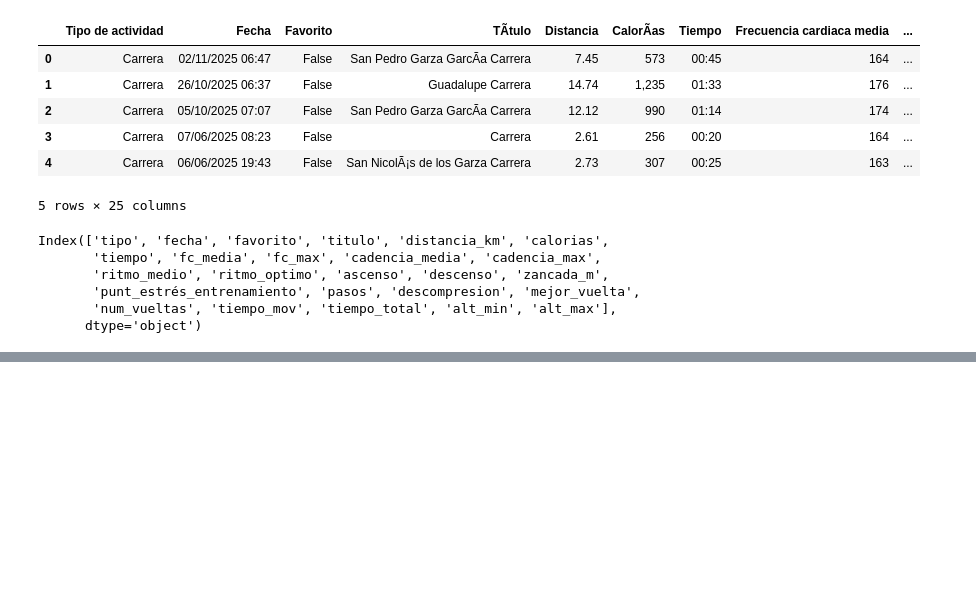
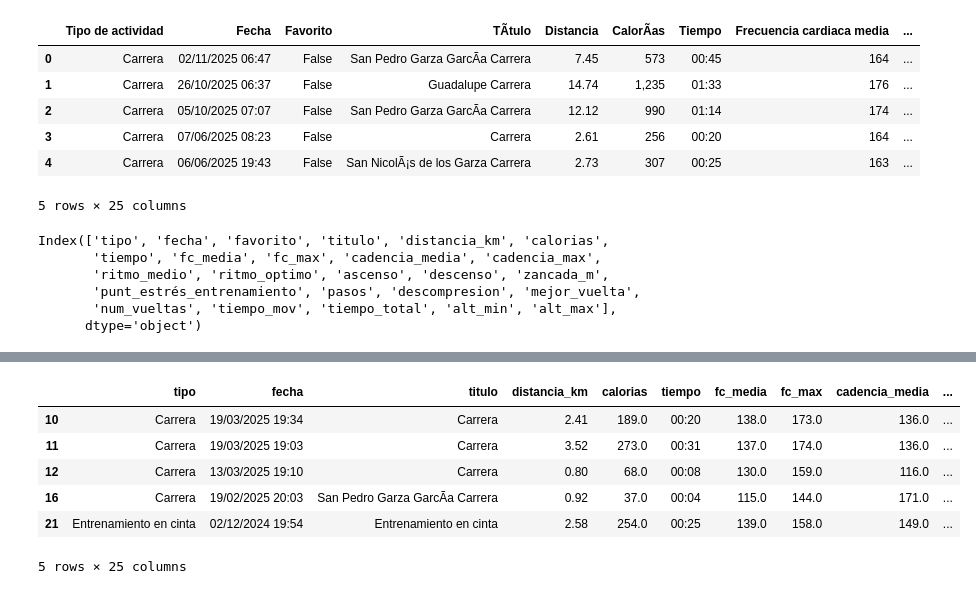
Before and after one commit to SergioCortes98/Aprendizaje-Automatico, a Jupyter notebook: Actividad2.ipynb, the cells around one changed output, grey strips where cells are left out. Drawn from its saved outputs; the diff is of its cells as text; code cells hidden in the pictures; blank space fills up the shorter version.

```diff
--- a/Actividad2.ipynb
+++ b/Actividad2.ipynb
@@ -52,0 +212,12 @@ Index(['tipo', 'fecha', 'favorito', 'titulo', 'distancia_km', 'calorias',
+# %%
+# Subconjunto de baja intensidad (FC media ≤ 140)
+df_baja_intensidad = df[df["fc_media"] <= 140]
+df_baja_intensidad.head()
+# %% [output]
+|  | tipo | fecha | titulo | distancia_km | calorias | tiempo | fc_media | fc_max | cadencia_media | ... |
+| 10 | Carrera | 19/03/2025 19:34 | Carrera | 2.41 | 189.0 | 00:20 | 138.0 | 173.0 | 136.0 | ... |
+| 11 | Carrera | 19/03/2025 19:03 | Carrera | 3.52 | 273.0 | 00:31 | 137.0 | 174.0 | 136.0 | ... |
+| 12 | Carrera | 13/03/2025 19:10 | Carrera | 0.80 | 68.0 | 00:08 | 130.0 | 159.0 | 116.0 | ... |
+| 16 | Carrera | 19/02/2025 20:03 | San Pedro Garza GarcÃ­a Carrera | 0.92 | 37.0 | 00:04 | 115.0 | 144.0 | 171.0 | ... |
+| 21 | Entrenamiento en cinta | 02/12/2024 19:54 | Entrenamiento en cinta | 2.58 | 254.0 | 00:25 | 139.0 | 158.0 | 149.0 | ... |
+5 rows × 25 columns
```
Also changed, not shown: parts of 11 cells of this notebook.
